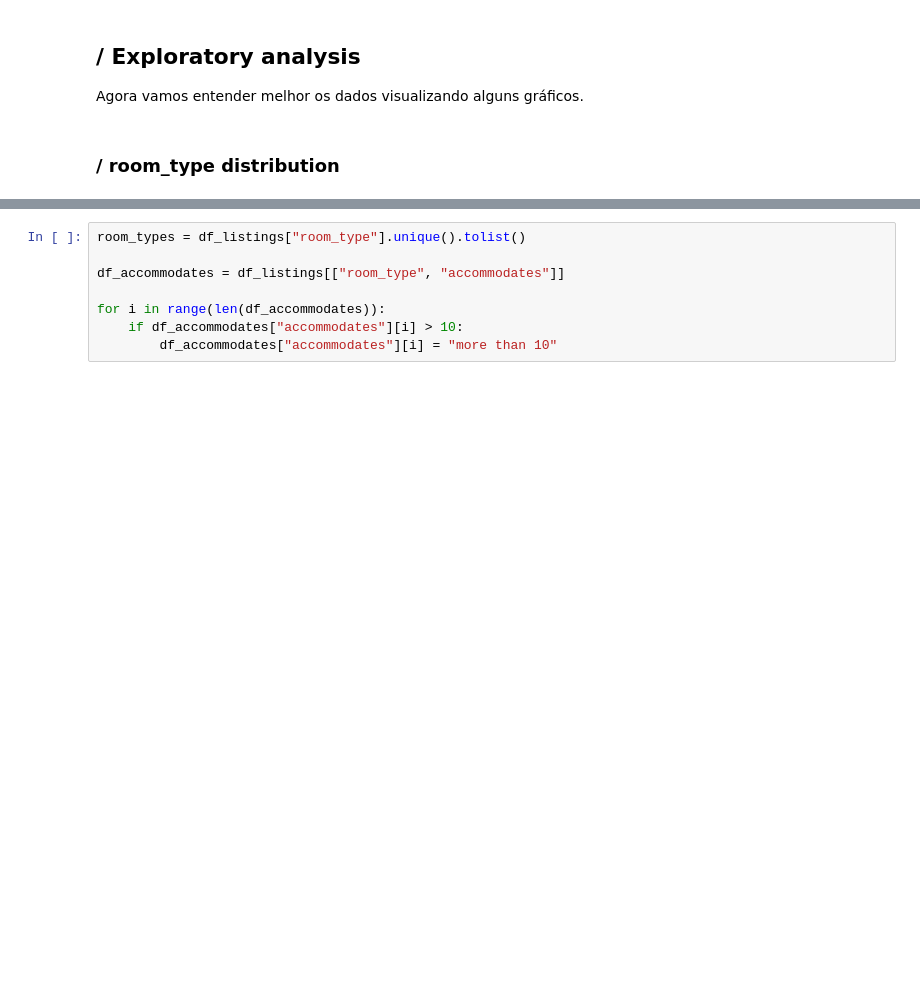
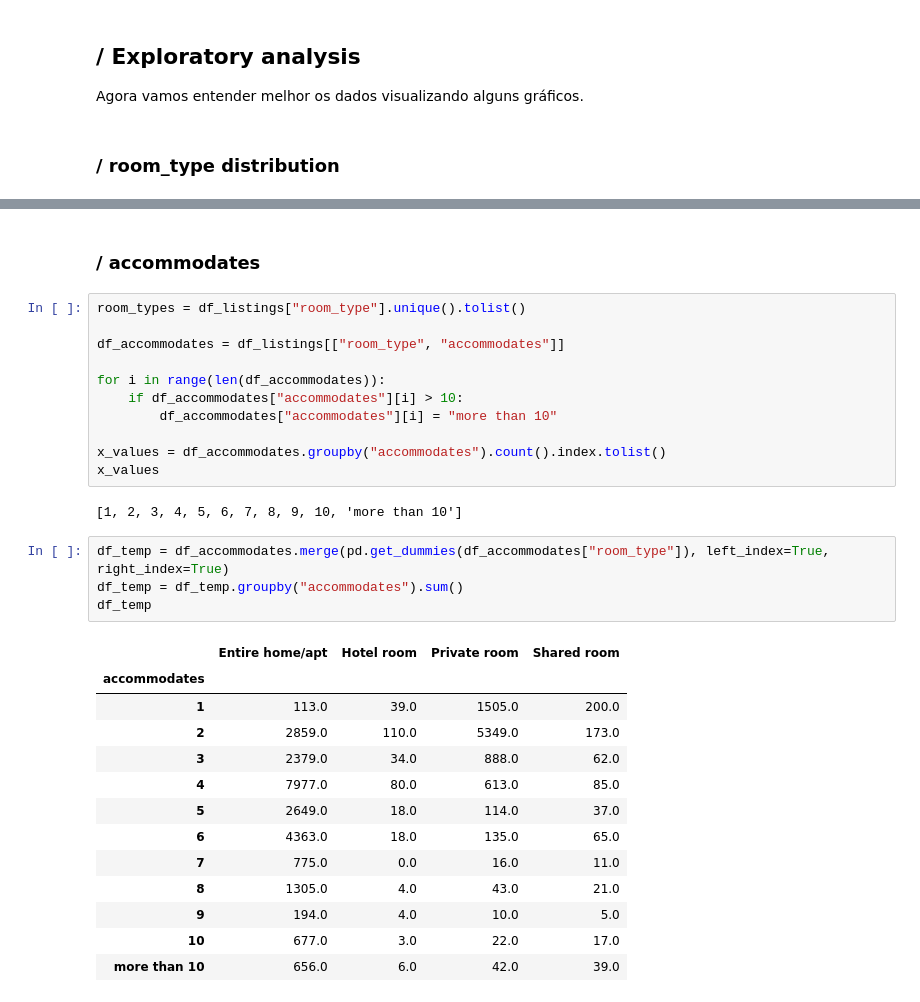
Before and after one commit to DougTrajano/ds-airbnb-rio, a Jupyter notebook: exploratory-analysis.ipynb, the cells around one changed output, grey strips where cells are left out. Drawn from its saved outputs; the diff is of its cells as text; blank space fills up the shorter version.

```diff
--- a/exploratory-analysis.ipynb
+++ b/exploratory-analysis.ipynb
@@ -86,6 +88,8 @@ fig.update_layout(template="seaborn")
 iplot(fig)
 # %% [output]
 [interactive output not drawn]
+# %% [markdown]
+### / accommodates
 # %%
 room_types = df_listings["room_type"].unique().tolist()
 
@@ -94,6 +98,29 @@ df_accommodates = df_listings[["room_type", "accommodates"]]
 for i in range(len(df_accommodates)):
     if df_accommodates["accommodates"][i] > 10:
         df_accommodates["accommodates"][i] = "more than 10"
+
+x_values = df_accommodates.groupby("accommodates").count().index.tolist()
+x_values
+# %% [output]
+[1, 2, 3, 4, 5, 6, 7, 8, 9, 10, 'more than 10']
+# %%
+df_temp = df_accommodates.merge(pd.get_dummies(df_accommodates["room_type"]), left_index=True, right_index=True)
+df_temp = df_temp.groupby("accommodates").sum()
+df_temp
+# %% [output]
+|  | Entire home/apt | Hotel room | Private room | Shared room |
+| accommodates |  |  |  |  |
+| 1 | 113.0 | 39.0 | 1505.0 | 200.0 |
+| 2 | 2859.0 | 110.0 | 5349.0 | 173.0 |
+| 3 | 2379.0 | 34.0 | 888.0 | 62.0 |
+| 4 | 7977.0 | 80.0 | 613.0 | 85.0 |
+| 5 | 2649.0 | 18.0 | 114.0 | 37.0 |
+| 6 | 4363.0 | 18.0 | 135.0 | 65.0 |
+| 7 | 775.0 | 0.0 | 16.0 | 11.0 |
+| 8 | 1305.0 | 4.0 | 43.0 | 21.0 |
+| 9 | 194.0 | 4.0 | 10.0 | 5.0 |
+| 10 | 677.0 | 3.0 | 22.0 | 17.0 |
+| more than 10 | 656.0 | 6.0 | 42.0 | 39.0 |
 # %%
 data_vis = []
 
```
Also changed, not shown: parts of 7 cells of this notebook, 1 other file.
